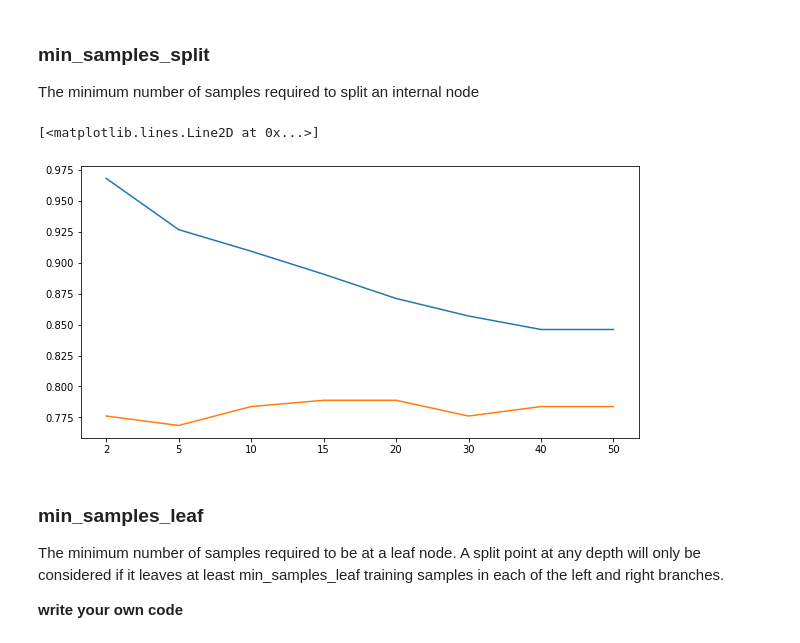
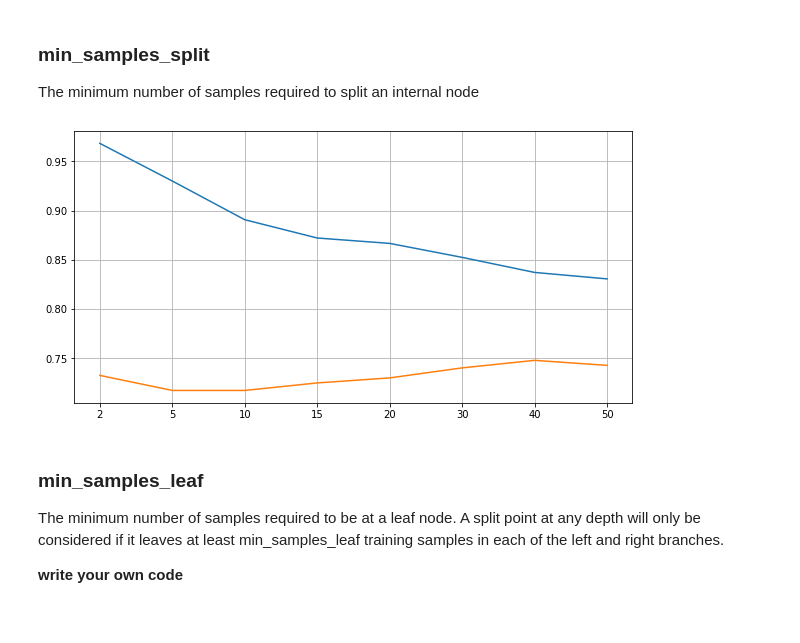
Before and after one commit to tlapusan/tree_based_models_workshop, a Jupyter notebook: notebooks/titanic.ipynb, the cells around one changed output. Drawn from its saved outputs; the diff is of its cells as text; code cells hidden in the pictures.

```diff
--- a/notebooks/titanic.ipynb
+++ b/notebooks/titanic.ipynb
@@ -547,3 +528,3 @@ dtype: bool
 # %%
-feature_set_v3 = ["pclass", "sex_cat", "age", "age_missing", "fare", "fare_missing", "embarked_cat"]
+feature_set_v3 = ["sex_cat", "age", "age_missing", "fare", "fare_missing", "embarked_cat"]
 # %%
@@ -773,11 +756,11 @@ for min_samples_split in min_samples_split_values:
 # %%
 plt.figure(figsize=(10,5))
 plt.xticks(range(0, len(min_samples_split_values)), min_samples_split_values)
 plt.plot(train_accuracy)
 plt.plot(validation_accuracy)
+plt.grid()
 # %% [output]
-[<matplotlib.lines.Line2D at 0x...>]
-[figure, old version]
+[figure, new version]
 # %% [markdown]
 ### min_samples_leaf
 The minimum number of samples required to be at a leaf node. A split point at any depth will only be considered if it leaves at least min_samples_leaf training samples in each of the left and right branches. <br>
```
Also changed, not shown: parts of 101 cells of this notebook, 2 other files.
